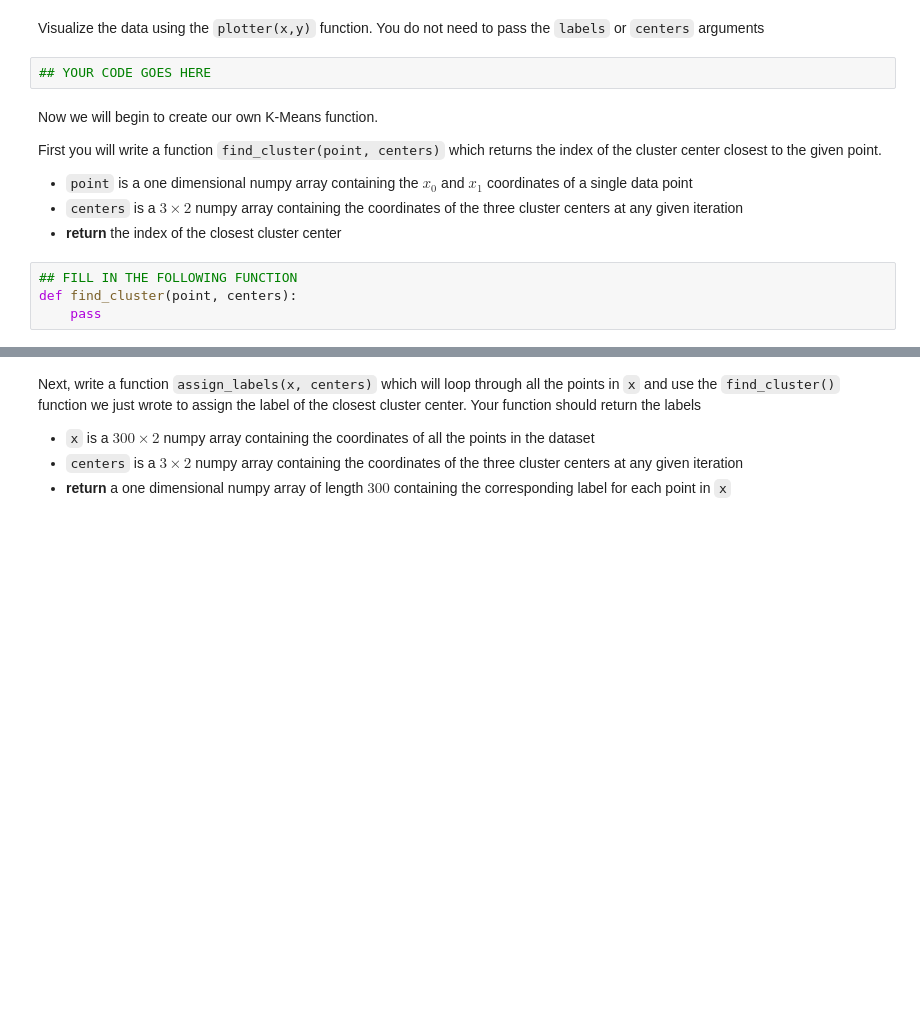
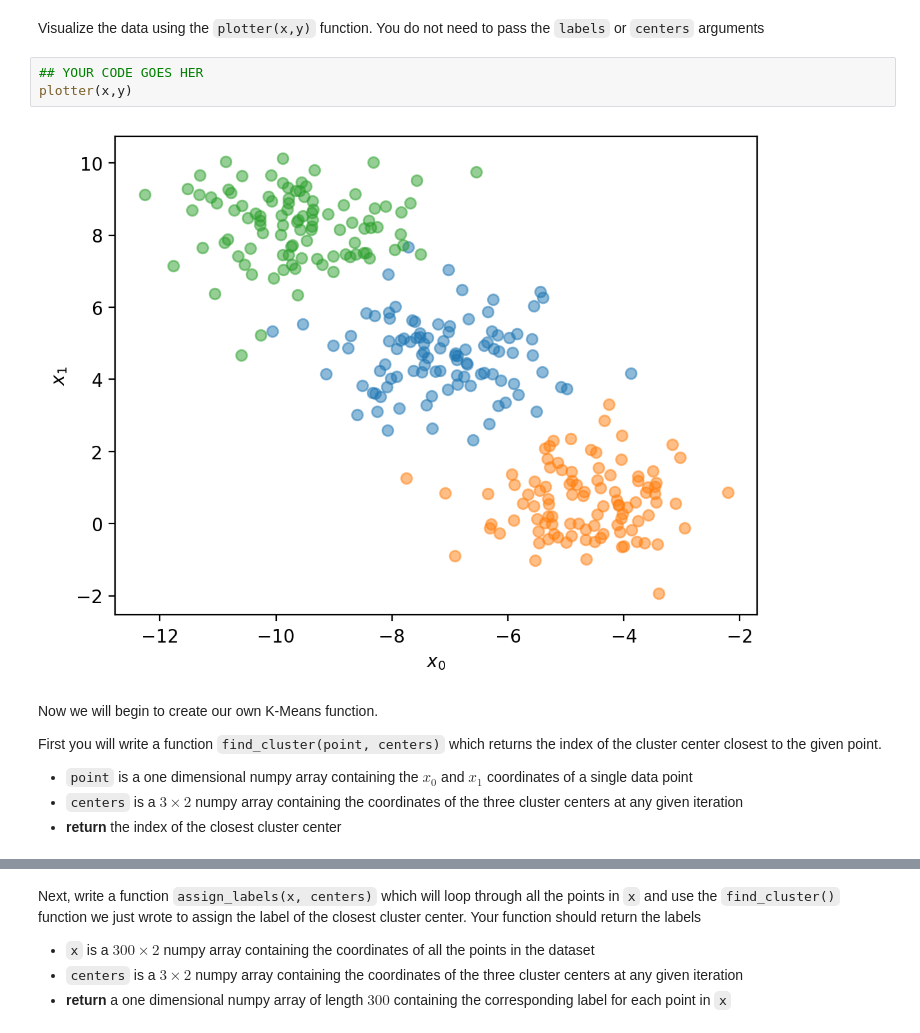
Before and after one commit to zsqu4re/ML-for-engineers, a Jupyter notebook: HW11/M11-L1-P1.ipynb, the cells around one changed output, grey strips where cells are left out. Saved outputs shown, nothing was run; the diff lists cells and outputs as text; blank space fills up the shorter version.

```diff
--- a/HW11/M11-L1-P1.ipynb
+++ b/HW11/M11-L1-P1.ipynb
@@ -34,7 +34,10 @@ x, y = make_blobs(n_samples = 300, n_features = 2, random_state = 12)
 # %% [markdown]
 Visualize the data using the `plotter(x,y)` function. You do not need to pass the `labels` or `centers` arguments
 # %%
-## YOUR CODE GOES HERE
+## YOUR CODE GOES HER
+plotter(x,y)
+# %% [output]
+[figure, added]
 # %% [markdown]
 Now we will begin to create our own K-Means function.
 
@@ -42,7 +45,3 @@ First you will write a function `find_cluster(point, centers)` which returns the
 - `point` is a one dimensional numpy array containing the $x_0$ and $x_1$ coordinates of a single data point
 - `centers` is a $3 \times 2$ numpy array containing the coordinates of the three cluster centers at any given iteration
 - **return** the index of the closest cluster center
-# %%
-## FILL IN THE FOLLOWING FUNCTION
-def find_cluster(point, centers):
-    pass
```
Also changed, not shown: parts of 11 cells of this notebook.
